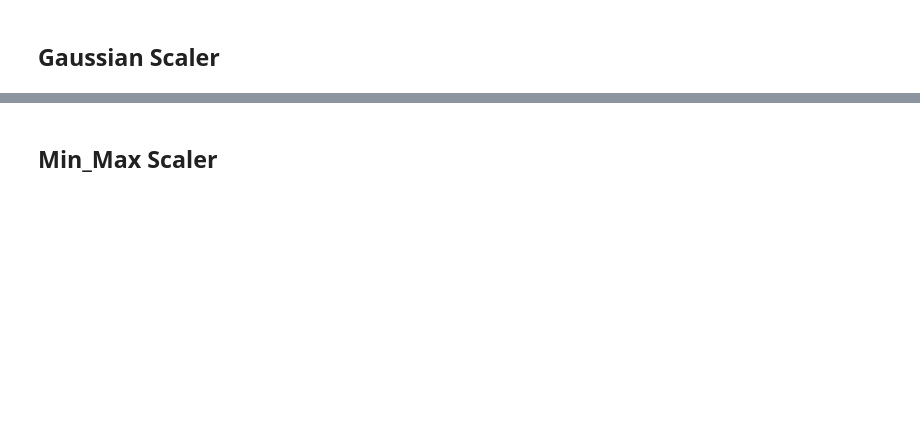
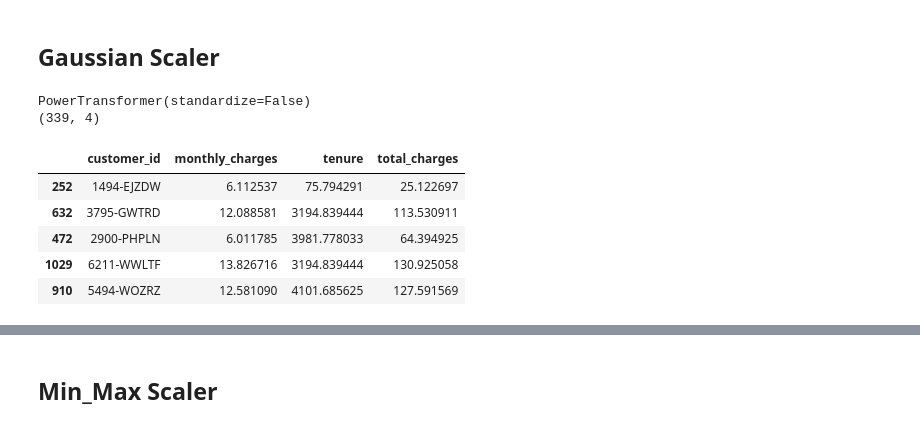
Before and after one commit to CSolitaire/regression-exercises, a Jupyter notebook: wrangle.ipynb, the cells around one changed output, grey strips where cells are left out. Saved outputs shown, nothing was run; the diff lists cells and outputs as text; code cells hidden in the pictures; blank space fills up the shorter version.

```diff
--- a/wrangle.ipynb
+++ b/wrangle.ipynb
@@ -227,11 +350,20 @@ test
 ## Gaussian Scaler
 # %%
 # Scale Data
-
+train, validate, test = train_valid_test(df)
 scaler3, train3, validate3, test3 = gaussian_scaler(train, validate, test)
 print(scaler3)
 print(test3.shape)
 test3.head()
+# %% [output]
+PowerTransformer(standardize=False)
+(339, 4)
+|  | customer_id | monthly_charges | tenure | total_charges |
+| 252 | 1494-EJZDW | 6.112537 | 75.794291 | 25.122697 |
+| 632 | 3795-GWTRD | 12.088581 | 3194.839444 | 113.530911 |
+| 472 | 2900-PHPLN | 6.011785 | 3981.778033 | 64.394925 |
+| 1029 | 6211-WWLTF | 13.826716 | 3194.839444 | 130.925058 |
+| 910 | 5494-WOZRZ | 12.581090 | 4101.685625 | 127.591569 |
 # %%
 test3.hist()
 plt.show()
```
Also changed, not shown: parts of 27 cells of this notebook.
